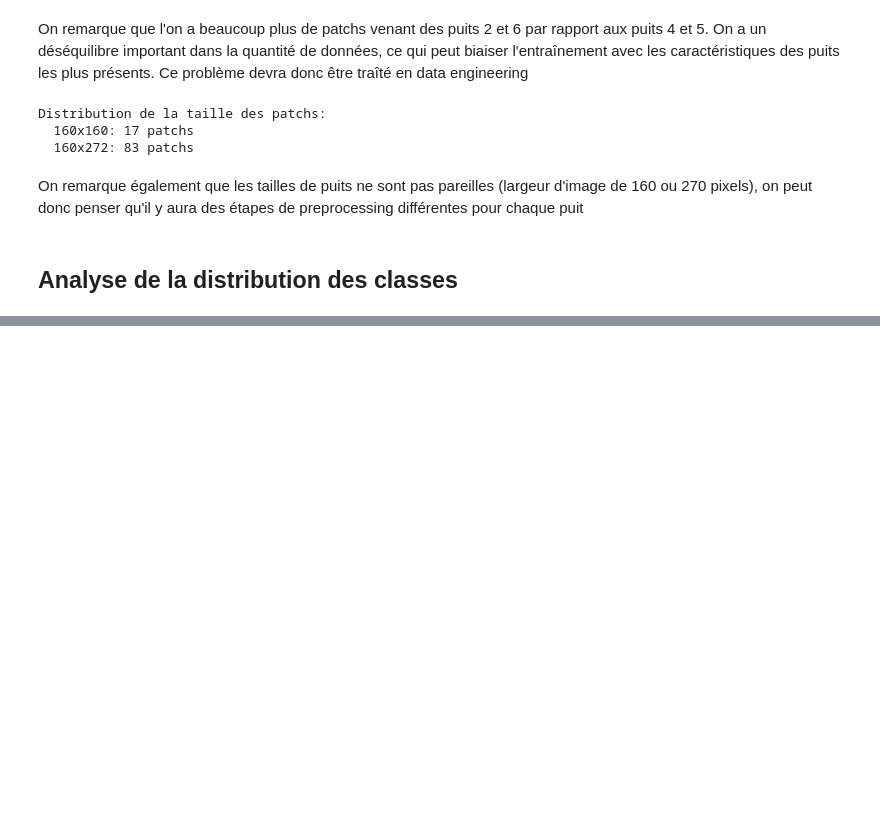
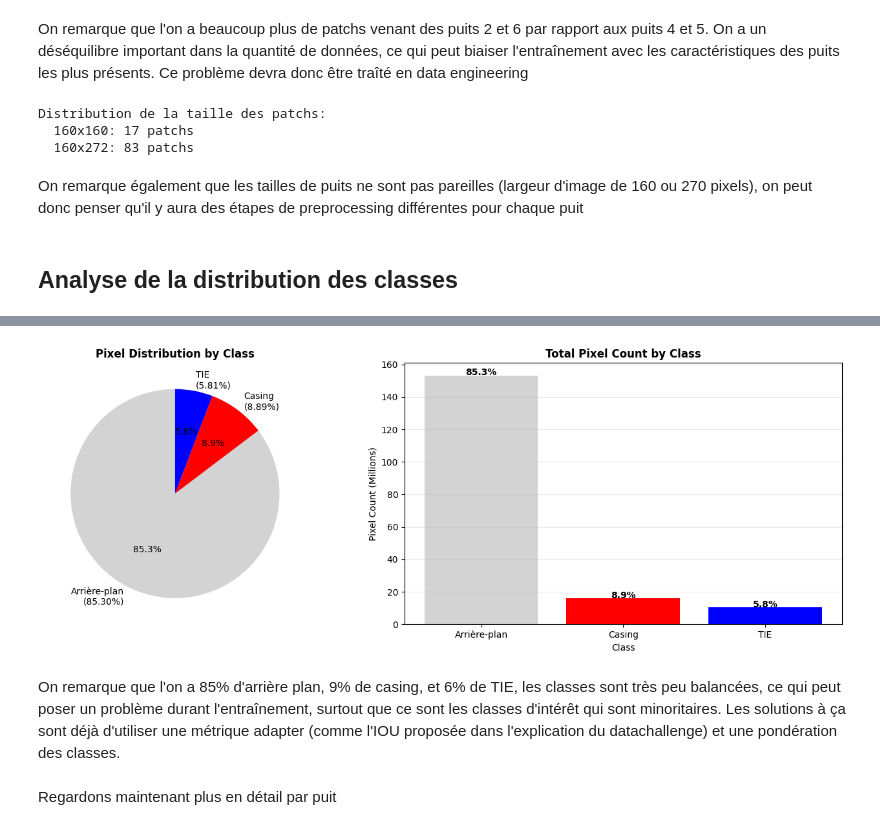
Before and after one commit to victorcamps70/deep-datachallenge, a Jupyter notebook: presentation.ipynb, the cells around one changed output, grey strips where cells are left out. Cells and saved outputs as stored; diff of their text form; code cells hidden in the pictures; blank space fills up the shorter version.

```diff
--- a/presentation.ipynb
+++ b/presentation.ipynb
@@ -288,0 +349,34 @@ On remarque également que les tailles de puits ne sont pas pareilles (largeur d
+# %%
+# Visualize class distribution
+fig, axes = plt.subplots(1, 2, figsize=(14, 5))
+
+# Plot 1: Pixel distribution
+pixel_percentages = [(class_counts[i] / total_pixels) * 100 for i in [0, 1, 2]]
+colors_plot = ['lightgray', 'red', 'blue']
+labels_plot = [f'{class_names[i]}\n({pixel_percentages[i]:.2f}%)' for i in range(3)]
+
+axes[0].pie(pixel_percentages, labels=labels_plot, colors=colors_plot, autopct='%1.1f%%', startangle=90)
+axes[0].set_title('Pixel Distribution by Class', fontsize=12, fontweight='bold')
+
+# Plot 2: Patch presence distribution
+patch_percentages = [(patch_class_presence[i] / total_patches) * 100 for i in [0, 1, 2]]
+axes[1].bar(range(3), [class_counts[i] / 1e6 for i in range(3)], color=colors_plot)
+axes[1].set_xlabel('Class')
+axes[1].set_ylabel('Pixel Count (Millions)')
+axes[1].set_title('Total Pixel Count by Class', fontsize=12, fontweight='bold')
+axes[1].set_xticks(range(3))
+axes[1].set_xticklabels([class_names[i] for i in range(3)])
+axes[1].grid(axis='y', alpha=0.3)
+
+for i, (count, pct) in enumerate(zip([class_counts[j] / 1e6 for j in range(3)], pixel_percentages)):
+    axes[1].text(i, count + 0.1, f'{pct:.1f}%', ha='center', fontweight='bold')
+
+plt.tight_layout()
+plt.show()
+# %% [output]
+[figure, added]
+# %% [markdown]
+On remarque que l'on a 85% d'arrière plan, 9% de casing, et 6% de TIE, les classes sont très peu balancées, ce qui peut poser un problème durant l'entraînement, surtout que ce sont les classes d'intérêt qui sont minoritaires.
+Les solutions à ça sont déjà d'utiliser une métrique adapter (comme l'IOU proposée dans l'explication du datachallenge) et une pondération des classes.
+# %% [markdown]
+Regardons maintenant plus en détail par puit
```
Also changed, not shown: parts of 3 cells of this notebook.
